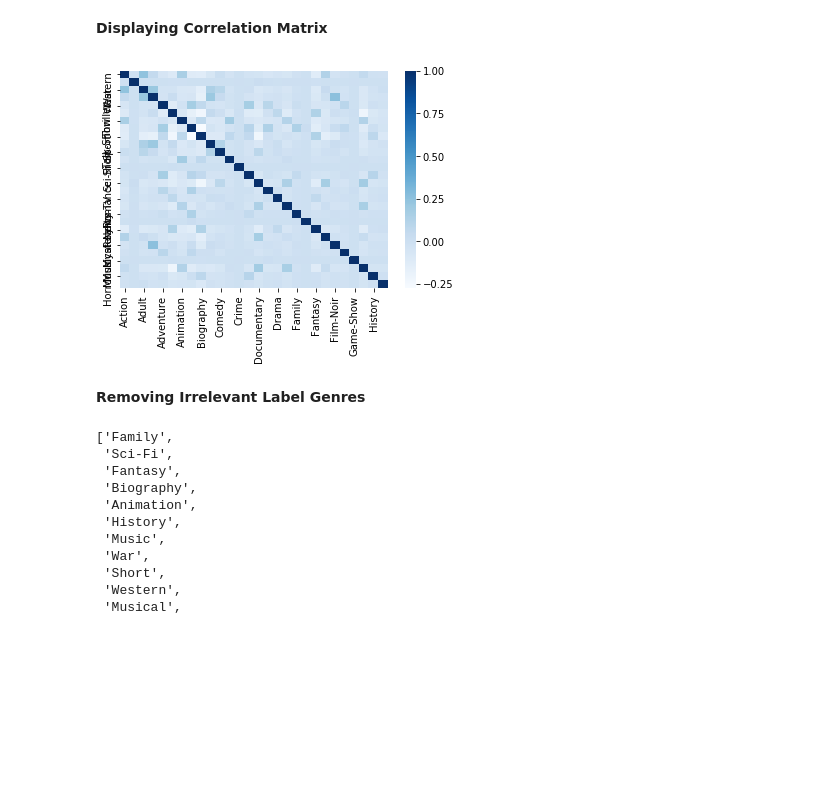
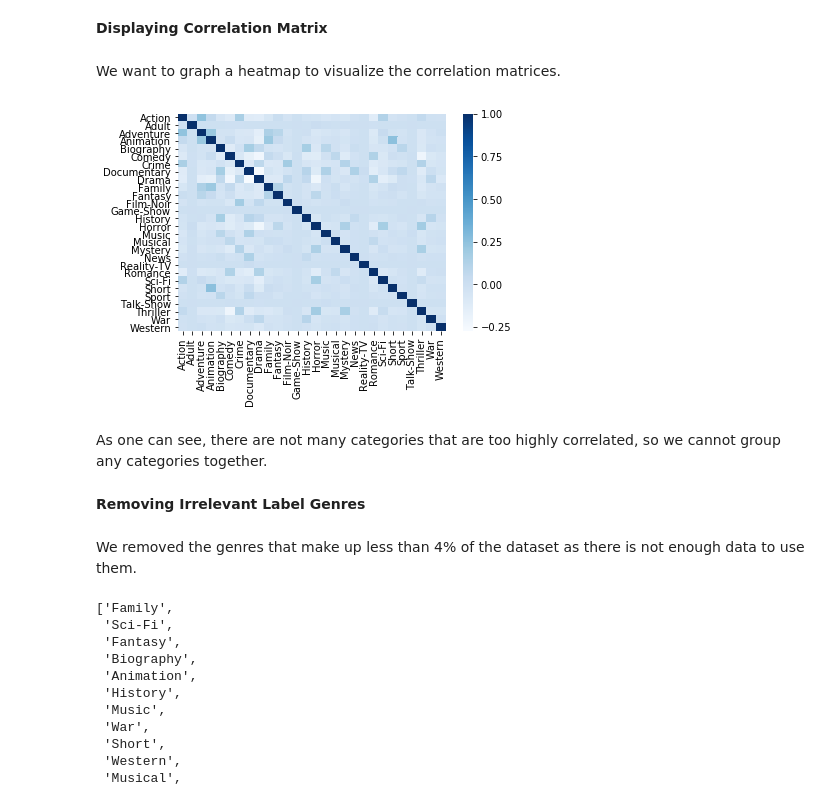
Before and after one commit to ctaruc/134MHCP, a Jupyter notebook: Movie Preprocessing Notebook.ipynb, the cells around one changed output. Cells and saved outputs as stored; diff of their text form; code cells hidden in the pictures; blank space fills up the shorter version.

```diff
--- a/Movie Preprocessing Notebook.ipynb
+++ b/Movie Preprocessing Notebook.ipynb
@@ -108,0 +103,2 @@ genres_rev= genres[::-1]
+# %% [markdown]
+We want to graph a heatmap to visualize the correlation matrices.
@@ -111,14 +110,18 @@ df_genres = df.drop(df.columns[0],axis = 1)
 # %%
 # sb.palplot(sb.color_palette("hls", 7))
 R = np.corrcoef(df_genres,rowvar=False)
-genre_heatmap = sb.heatmap(R,cmap="Blues")
+genre_heatmap = sb.heatmap(R,cmap="Blues",xticklabels=True, yticklabels=True)
 genre_heatmap.set_xticklabels(genres, rotation=90)
-genre_heatmap.set_yticklabels(genres_rev)
+genre_heatmap.set_yticklabels(genres)
 plt.show(genre_heatmap)
 # %% [output]
-[figure, old version]
+[figure, new version]
+# %% [markdown]
+As one can see, there are not many categories that are too highly correlated, so we cannot group any categories together.
 # %% [markdown]
 **Removing Irrelevant Label Genres**
+# %% [markdown]
+We removed the genres that make up less than 4% of the dataset as there is not enough data to use them.
 # %%
 garb = counts_sort['genre'].where(counts_sort['cumsum']<.04).tolist()
 garb = garb[9:28]
```
Also changed, not shown: parts of 8 cells of this notebook, 2 other files.
